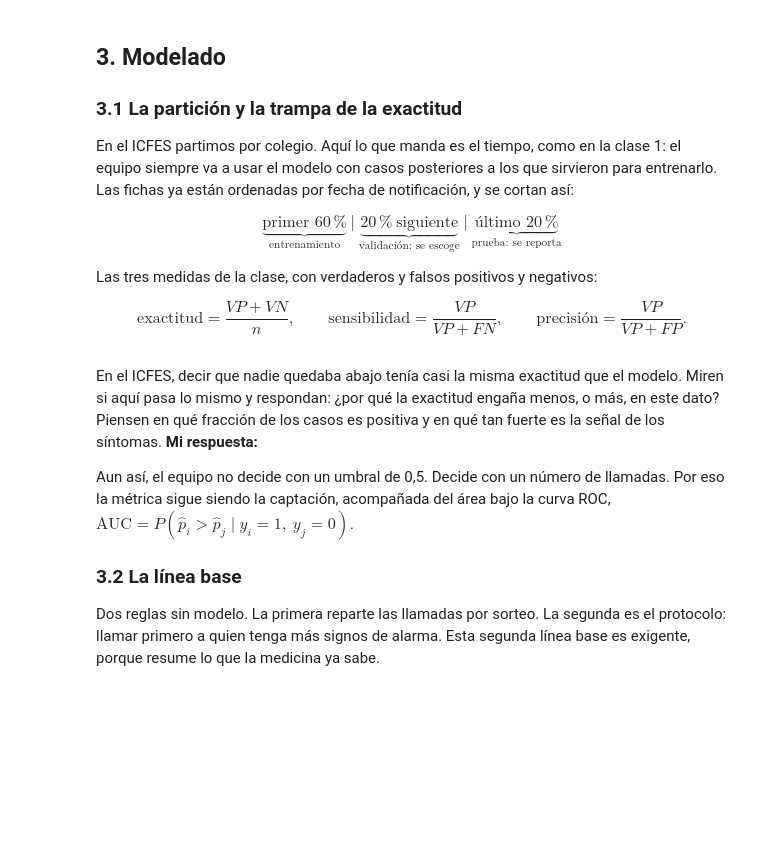
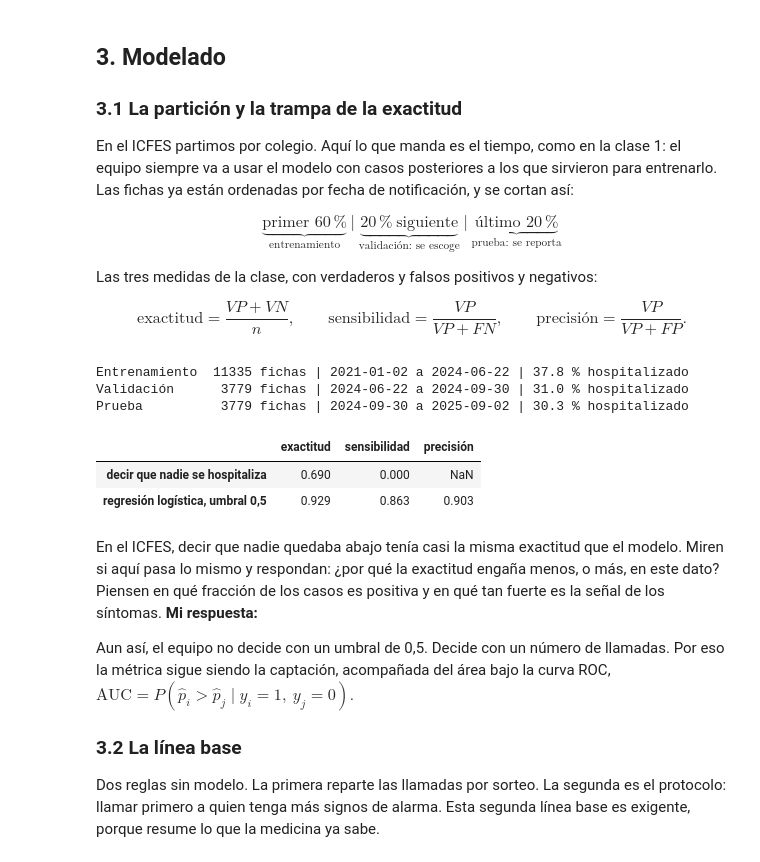
Before and after one commit to cmorregof/taller-cd-ml-2026-2, a Jupyter notebook: clases/02_limpieza/02b_dengue.ipynb, the cells around one changed output. Cells and saved outputs as stored; diff of their text form; code cells hidden in the pictures; blank space fills up the shorter version.

```diff
--- a/clases/02_limpieza/02b_dengue.ipynb
+++ b/clases/02_limpieza/02b_dengue.ipynb
@@ -342,21 +472,29 @@ X = limpio[variables]
 
 n = len(limpio)
 posicion = np.arange(n)
-corte_1, corte_2 = int(____ * n), int(0.80 * n)              # HUECO 8: la fracción de fichas que va a entrenamiento
+corte_1, corte_2 = int(0.6* n), int(0.80 * n)              # HUECO 8: la fracción de fichas que va a entrenamiento
 E, V, P = posicion < corte_1, (posicion >= corte_1) & (posicion < corte_2), posicion >= corte_2
 for nombre, tramo in [("Entrenamiento", E), ("Validación", V), ("Prueba", P)]:
     print(f"{nombre:14s} {tramo.sum():5d} fichas | {limpio['fecha'][tramo].min().date()} a {limpio['fecha'][tramo].max().date()} | {y[tramo].mean() * 100:.1f} % hospitalizado")
+# %% [output]
+Entrenamiento  11335 fichas | 2021-01-02 a 2024-06-22 | 37.8 % hospitalizado
+Validación      3779 fichas | 2024-06-22 a 2024-09-30 | 31.0 % hospitalizado
+Prueba          3779 fichas | 2024-09-30 a 2025-09-02 | 30.3 % hospitalizado
 # %%
 logistica = make_pipeline(SimpleImputer(strategy="median"), StandardScaler(), LogisticRegression(max_iter=1000)).fit(X[E], y[E])
 dice_hospital = logistica.predict_proba(X[V])[:, 1] >= 0.5
 real = y[V].values
 
 def tres_medidas(real, dice):
     vp, fp, fn = ((dice == 1) & (real == 1)).sum(), ((dice == 1) & (real == 0)).sum(), ((dice == 0) & (real == 1)).sum()
-    return {"exactitud": (dice == real).mean(), "sensibilidad": vp / (vp + ____), "precisión": vp / (vp + fp) if vp + fp else np.nan}   # HUECO 9: los hospitalizados que el modelo dejó pasar
+    return {"exactitud": (dice == real).mean(), "sensibilidad": vp / (vp + fn), "precisión": vp / (vp + fp) if vp + fp else np.nan}   # HUECO 9: los hospitalizados que el modelo dejó pasar
 
 display(pd.DataFrame({"decir que nadie se hospitaliza": tres_medidas(real, np.zeros(len(real))),
                       "regresión logística, umbral 0,5": tres_medidas(real, dice_hospital)}).T.round(3))
+# %% [output]
+|  | exactitud | sensibilidad | precisión |
+| decir que nadie se hospitaliza | 0.690 | 0.000 | NaN |
+| regresión logística, umbral 0,5 | 0.929 | 0.863 | 0.903 |
 # %% [markdown]
 En el ICFES, decir que nadie quedaba abajo tenía casi la misma exactitud que el modelo. Miren si aquí pasa lo mismo y respondan: ¿por qué la exactitud engaña menos, o más, en este dato? Piensen en qué fracción de los casos es positiva y en qué tan fuerte es la señal de los síntomas. **Mi respuesta:**
 
```
Also changed, not shown: parts of 25 cells of this notebook.
